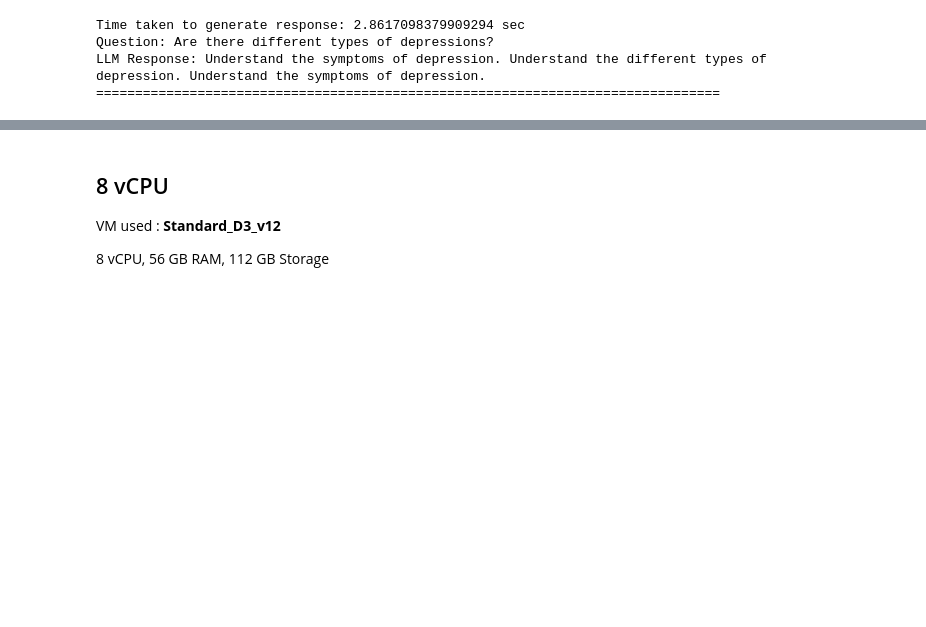
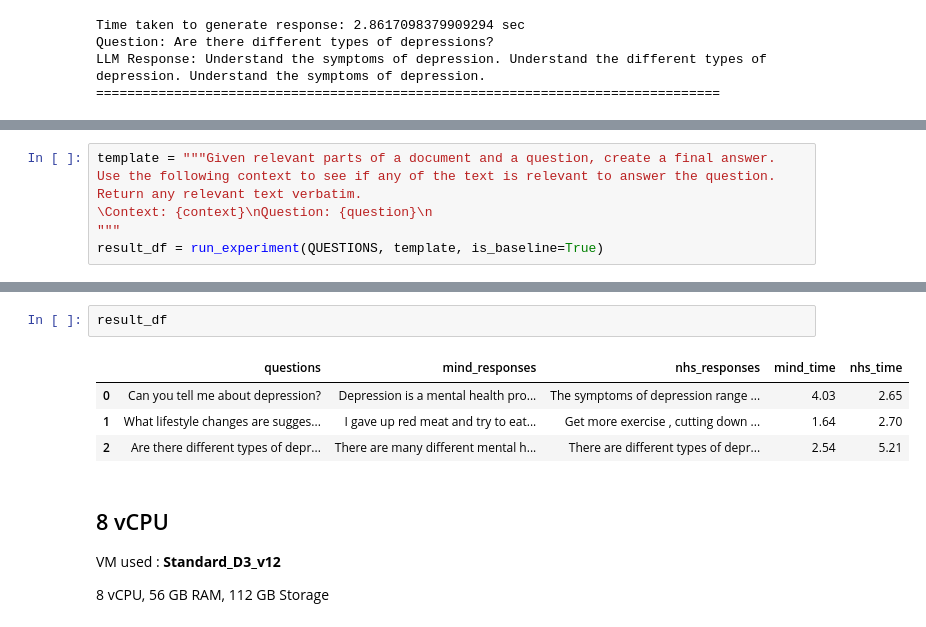
Before and after one commit to fuzzylabs/MindGPT, a Jupyter notebook: experiments/prompt_engineering_experiment.ipynb, the cells around one changed output, grey strips where cells are left out. Drawn from its saved outputs; the diff is of its cells as text; blank space fills up the shorter version.

```diff
--- a/experiments/prompt_engineering_experiment.ipynb
+++ b/experiments/prompt_engineering_experiment.ipynb
@@ -554,0 +565,6 @@ result_df
+# %%
+template = """Given relevant parts of a document and a question, create a final answer.
+Use the following context to see if any of the text is relevant to answer the question. Return any relevant text verbatim.
+\Context: {context}\nQuestion: {question}\n
+"""
+result_df = run_experiment(QUESTIONS, template, is_baseline=True)
@@ -555,3 +626,10 @@ result_df
+# %%
+result_df
+# %% [output]
+|  | questions | mind_responses | nhs_responses | mind_time | nhs_time |
+| 0 | Can you tell me about depression? | Depression is a mental health pro... | The symptoms of depression range ... | 4.03 | 2.65 |
+| 1 | What lifestyle changes are sugges... | I gave up red meat and try to eat... | Get more exercise , cutting down ... | 1.64 | 2.70 |
+| 2 | Are there different types of depr... | There are many different mental h... | There are different types of depr... | 2.54 | 5.21 |
 # %% [markdown]
 ## 8 vCPU
 
```
Also changed, not shown: parts of 5 cells of this notebook.
